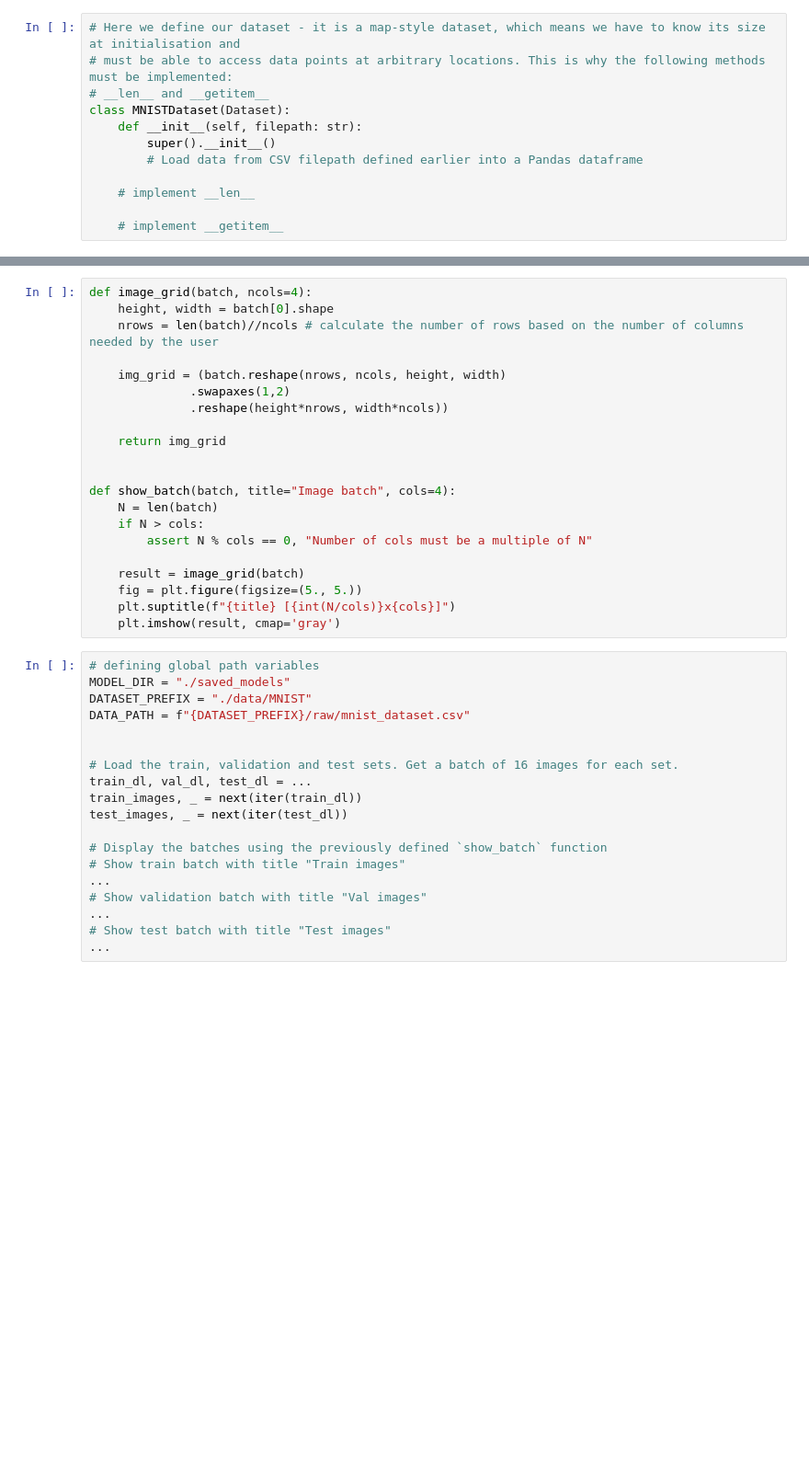
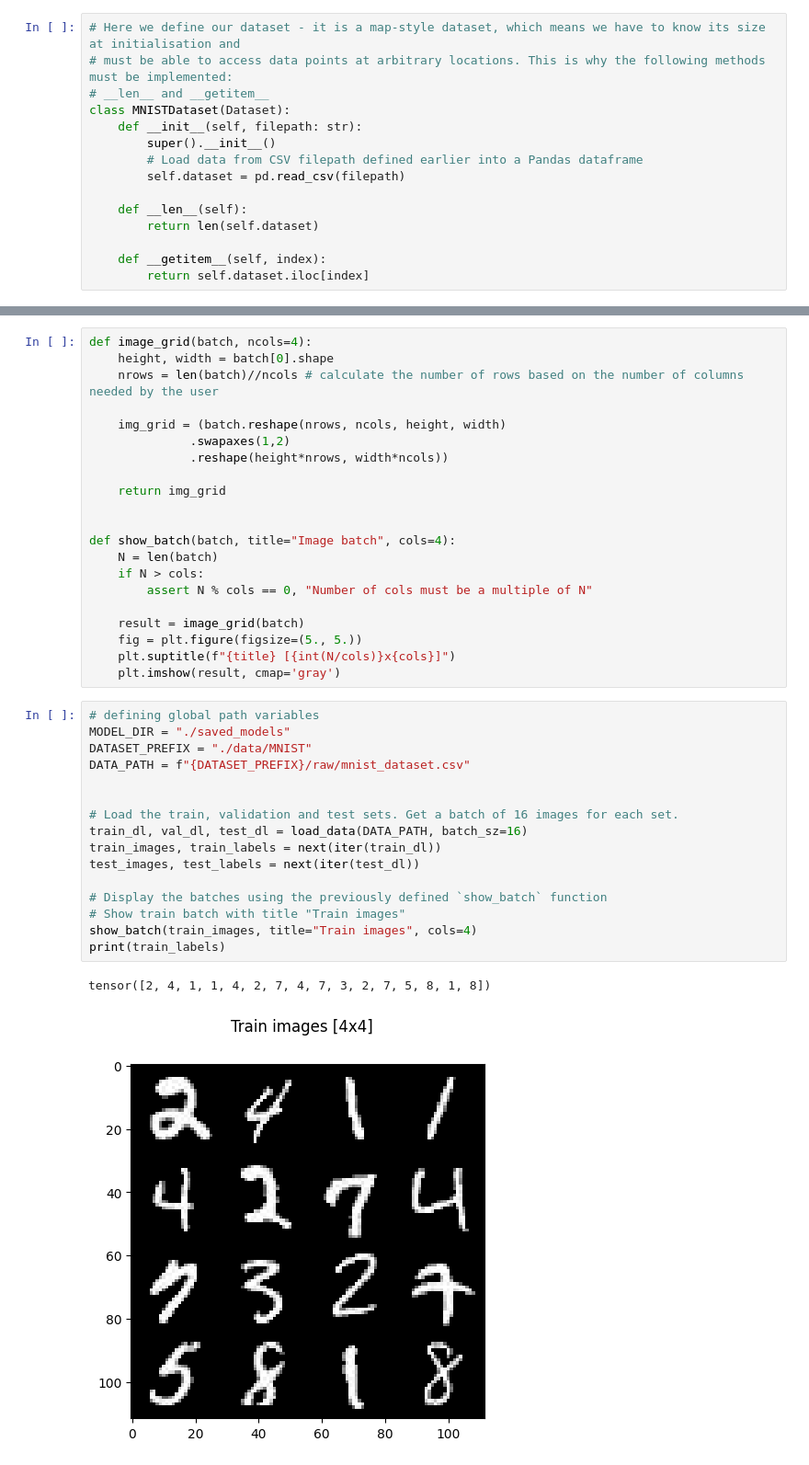
Before and after one commit to jayathungek/sem-deeplearning, a Jupyter notebook: week-3-loading-data.ipynb, the cells around one changed output, grey strips where cells are left out. Shown: that part at 92% size. Drawn from its saved outputs; the diff is of its cells as text; blank space fills up the shorter version.

```diff
--- a/week-3-loading-data.ipynb
+++ b/week-3-loading-data.ipynb
@@ -87,10 +101,13 @@ class MNISTDataset(Dataset):
     def __init__(self, filepath: str):
         super().__init__()
         # Load data from CSV filepath defined earlier into a Pandas dataframe
+        self.dataset = pd.read_csv(filepath)
 
-    # implement __len__
+    def __len__(self):
+        return len(self.dataset)
 
-    # implement __getitem__
+    def __getitem__(self, index):
+        return self.dataset.iloc[index]
 # %% [markdown]
 ### 3.1.3 The collate function
 The collate function is used to tell the Pytorch DataLoader how to handle datapoints from the MNISTDataset we defined earlier and pack them into a batch. By default (i.e. no specific collate_fn is passed), the DataLoader would simply add the dataset items to an array and ensure that the array is of a certain size (the batch size). This would normally not be a problem if we were working with text data that is of a fixed length.
@@ -159,19 +214,19 @@ def show_batch(batch, title="Image batch", cols=4):
 # %%
 # defining global path variables
 MODEL_DIR = "./saved_models"
 DATASET_PREFIX = "./data/MNIST"
 DATA_PATH = f"{DATASET_PREFIX}/raw/mnist_dataset.csv"
 
 
 # Load the train, validation and test sets. Get a batch of 16 images for each set.
-train_dl, val_dl, test_dl = ...
-train_images, _ = next(iter(train_dl))
-test_images, _ = next(iter(test_dl))
+train_dl, val_dl, test_dl = load_data(DATA_PATH, batch_sz=16)
+train_images, train_labels = next(iter(train_dl))
+test_images, test_labels = next(iter(test_dl))
 
 # Display the batches using the previously defined `show_batch` function
 # Show train batch with title "Train images"
-...
-# Show validation batch with title "Val images"
-...
-# Show test batch with title "Test images"
-...
+show_batch(train_images, title="Train images", cols=4)
+print(train_labels)
+# %% [output]
+tensor([2, 4, 1, 1, 4, 2, 7, 4, 7, 3, 2, 7, 5, 8, 1, 8])
+[figure, added]
```
Also changed, not shown: parts of 3 cells of this notebook, 1 other file.
